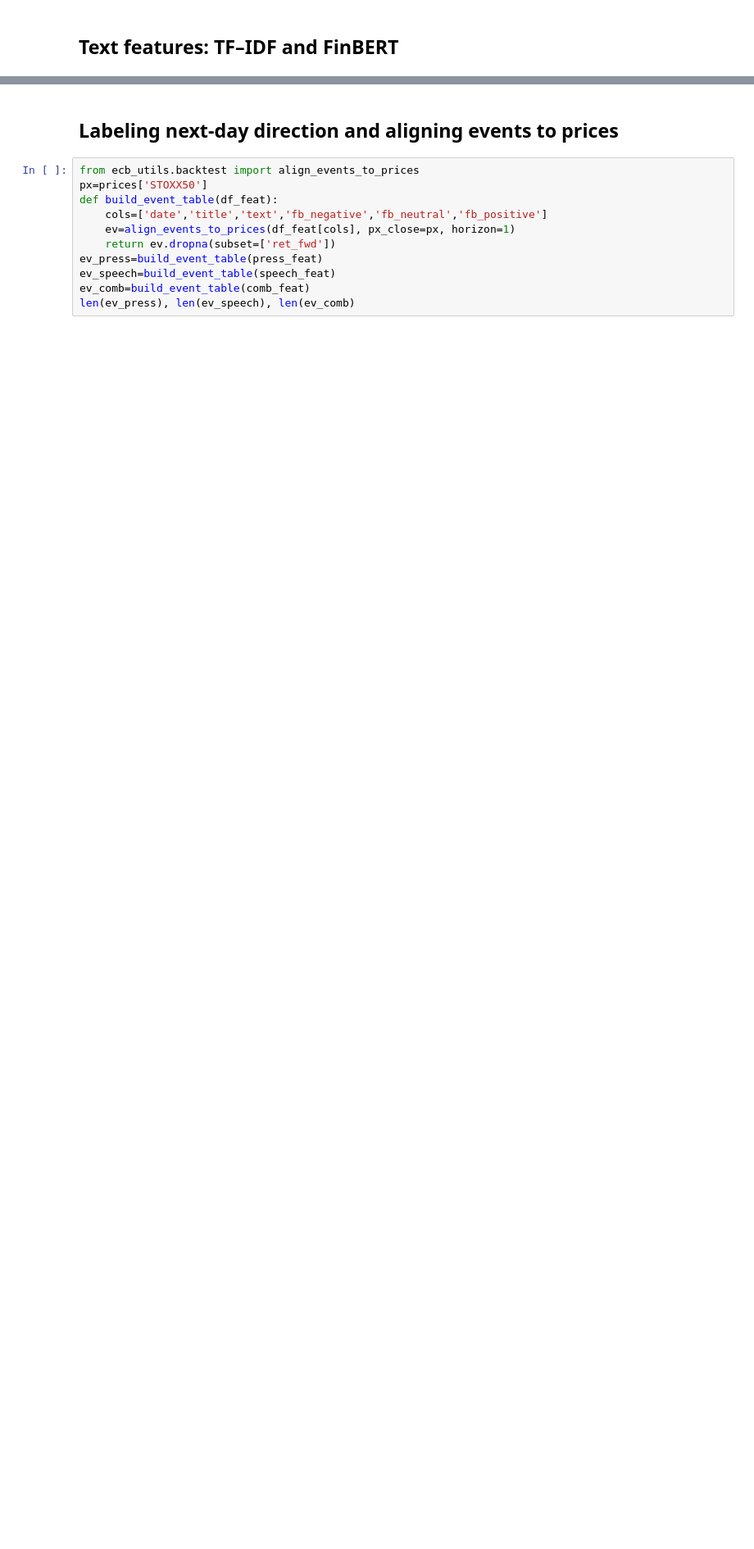
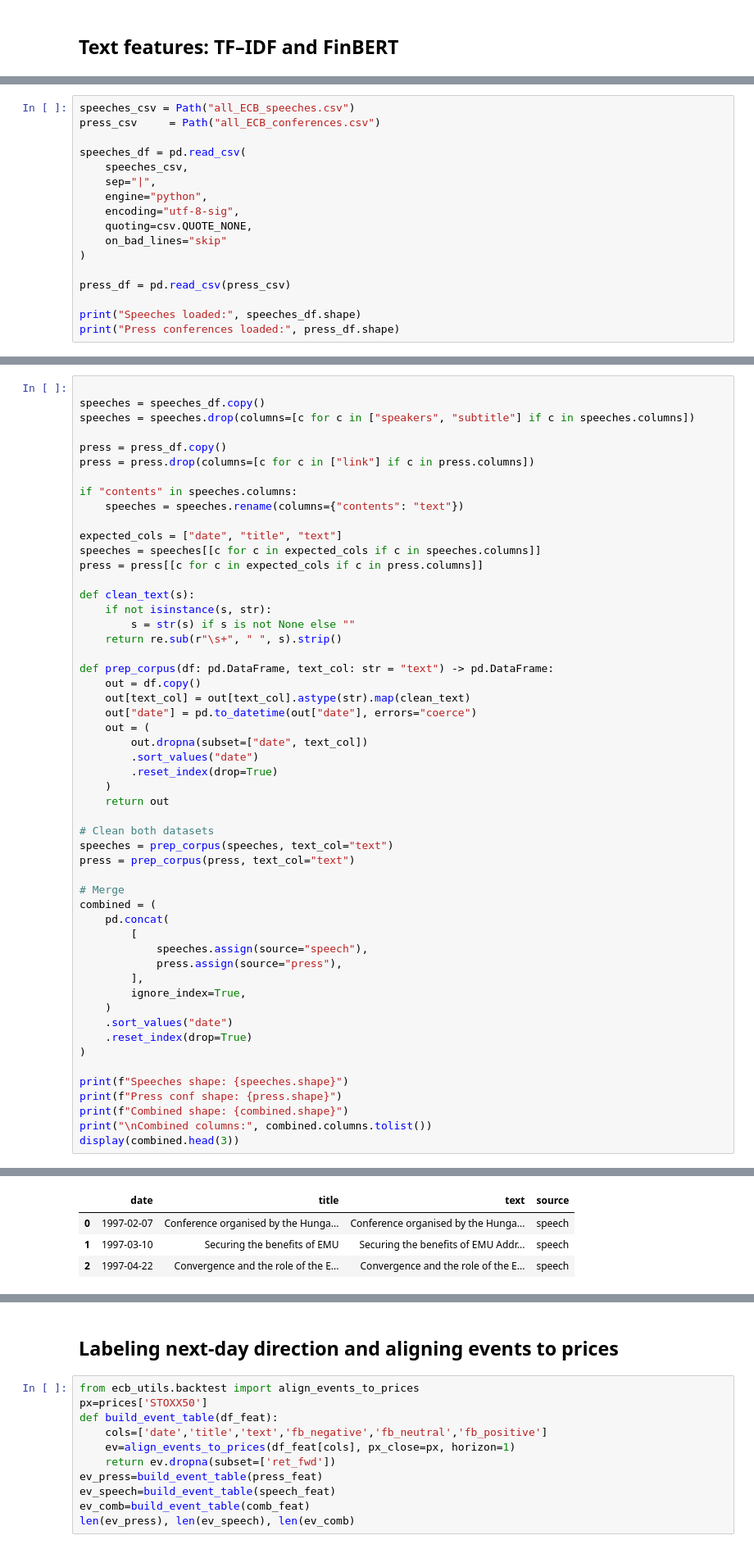
Before and after one commit to garance-lat/Analyzing-ECB, a Jupyter notebook: ECB_text_markets_project_v3 (2).ipynb, the cells around one changed output, grey strips where cells are left out. Shown at 82% size. Saved outputs shown, nothing was run; the diff lists cells and outputs as text; blank space fills up the shorter version.

```diff
--- a/ECB_text_markets_project_v3 (2).ipynb
+++ b/ECB_text_markets_project_v3 (2).ipynb
@@ -447,0 +460,17 @@ ModuleNotFoundError: No module named 'ecb_utils.textprep'
+# %%
+speeches_csv = Path("all_ECB_speeches.csv")
+press_csv     = Path("all_ECB_conferences.csv")
+
+speeches_df = pd.read_csv(
+    speeches_csv,
+    sep="|",
+    engine="python",
+    encoding="utf-8-sig",
+    quoting=csv.QUOTE_NONE,
+    on_bad_lines="skip"
+)
+
+press_df = pd.read_csv(press_csv)
+
+print("Speeches loaded:", speeches_df.shape)
+print("Press conferences loaded:", press_df.shape)
@@ -447,0 +480,54 @@ ModuleNotFoundError: No module named 'ecb_utils.textprep'
+# %%
+
+speeches = speeches_df.copy()
+speeches = speeches.drop(columns=[c for c in ["speakers", "subtitle"] if c in speeches.columns])
+
+press = press_df.copy()
+press = press.drop(columns=[c for c in ["link"] if c in press.columns])
+
+if "contents" in speeches.columns:
+    speeches = speeches.rename(columns={"contents": "text"})
+
+expected_cols = ["date", "title", "text"]
+speeches = speeches[[c for c in expected_cols if c in speeches.columns]]
+press = press[[c for c in expected_cols if c in press.columns]]
+
+def clean_text(s):
+    if not isinstance(s, str):
+        s = str(s) if s is not None else ""
+    return re.sub(r"\s+", " ", s).strip()
+
+def prep_corpus(df: pd.DataFrame, text_col: str = "text") -> pd.DataFrame:
+    out = df.copy()
+    out[text_col] = out[text_col].astype(str).map(clean_text)
+    out["date"] = pd.to_datetime(out["date"], errors="coerce")
+    out = (
+        out.dropna(subset=["date", text_col])
+        .sort_values("date")
+        .reset_index(drop=True)
+    )
+    return out
+
+# Clean both datasets
+speeches = prep_corpus(speeches, text_col="text")
+press = prep_corpus(press, text_col="text")
+
+# Merge
+combined = (
+    pd.concat(
+        [
+            speeches.assign(source="speech"),
+            press.assign(source="press"),
+        ],
+        ignore_index=True,
+    )
+    .sort_values("date")
+    .reset_index(drop=True)
+)
+
+print(f"Speeches shape: {speeches.shape}")
+print(f"Press conf shape: {press.shape}")
+print(f"Combined shape: {combined.shape}")
+print("\nCombined columns:", combined.columns.tolist())
+display(combined.head(3))
+# %% [output]
@@ -447,0 +540,4 @@ ModuleNotFoundError: No module named 'ecb_utils.textprep'
+|  | date | title | text | source |
+| 0 | 1997-02-07 | Conference organised by the Hunga... | Conference organised by the Hunga... | speech |
+| 1 | 1997-03-10 | Securing the benefits of EMU | Securing the benefits of EMU Addr... | speech |
+| 2 | 1997-04-22 | Convergence and the role of the E... | Convergence and the role of the E... | speech |
```
Also changed, not shown: parts of 10 cells of this notebook, 1 other file.
